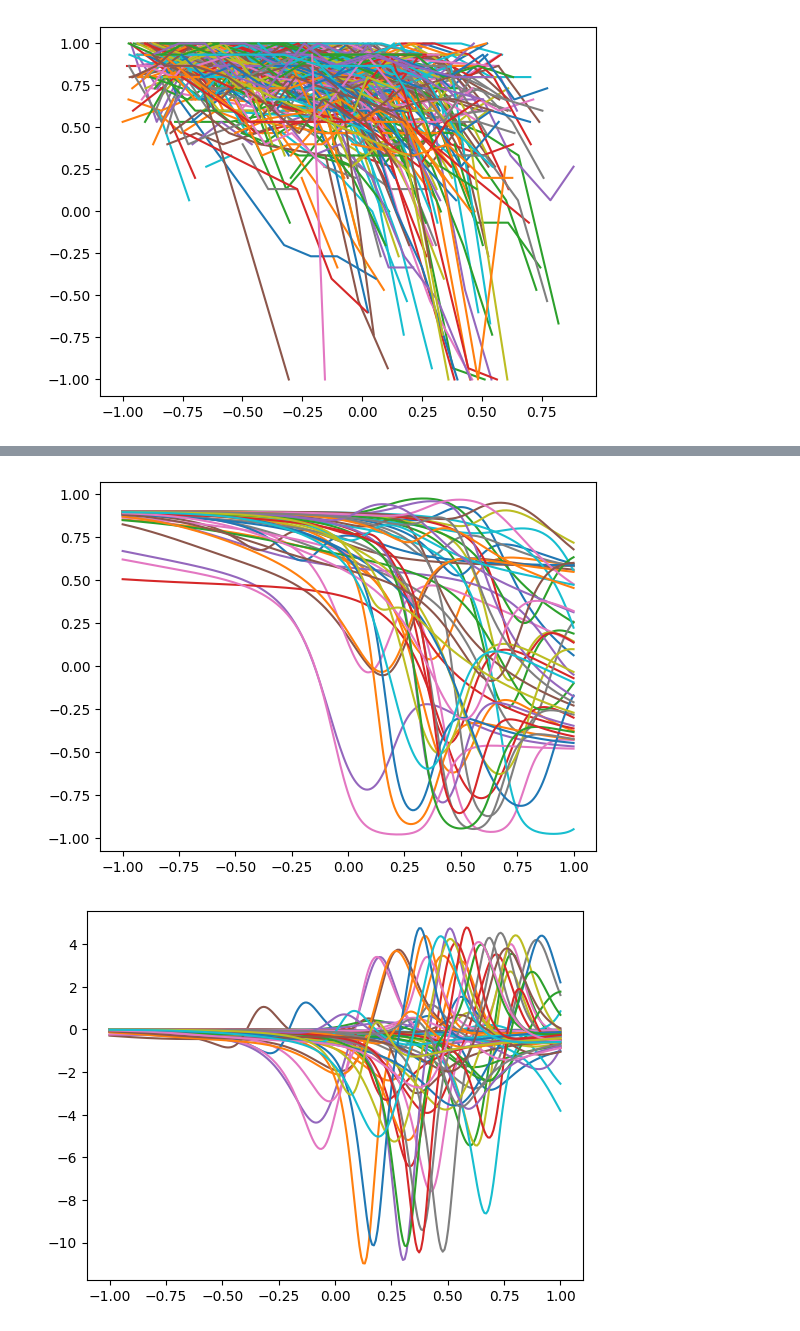
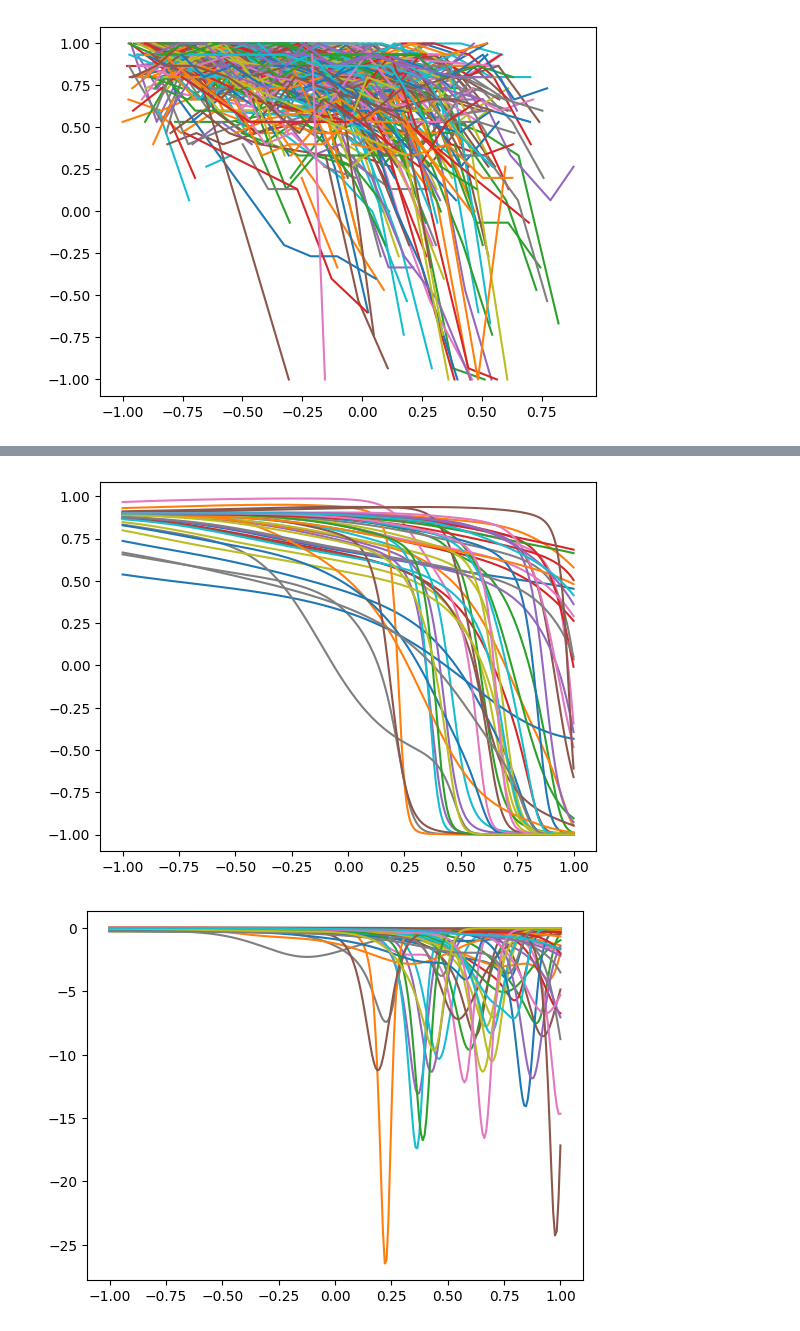
Before and after one commit to felixlaplante/jmstate, a Jupyter notebook: paquid-test.ipynb, the cells around one changed output, grey strips where cells are left out. Cells and saved outputs as stored; diff of their text form; code cells hidden in the pictures.

```diff
--- a/paquid-test.ipynb
+++ b/paquid-test.ipynb
@@ -166,26 +166,26 @@ ModelParams(gamma=None, Q_repr=MatRepr(flat=tensor([-1.3834, -1.6951, -1.9944, -
 # %%
 n_test = 50
 t_test = torch.linspace(t.nanquantile(0), t.nanquantile(1), 250)
 
 Q_dist = torch.distributions.MultivariateNormal(
     torch.zeros(4), model.params_.get_cov("Q")
 )
 R_dist = torch.distributions.MultivariateNormal(
     torch.zeros(1), model.params_.get_cov("R")
 )
 
-x_test = torch.tensor(KernelDensity().fit(x).sample(n_test))
+x_test = x[:n_test]
 b_test = Q_dist.sample((n_test,))
 psi_test = model_design.individual_effects_fn(model.params_.gamma, x_test, b_test)
 trajectories_init_test = [[trajectories[i][0]] for i in range(n_test)]
 y_test = model_design.surv[(0, 1)][1](t_test, psi_test)
-plt.plot(t_test.T, y_test[:, :, 0].T)
+plt.plot(t_test, y_test[:, :, 0].T)
 plt.show()
-plt.plot(t_test.T, y_test[:, :, 1].T)
+plt.plot(t_test, y_test[:, :, 1].T)
 plt.show()
 # %% [output]
-[figure, old version]
+[figure, new version]
-[figure, old version]
+[figure, new version]
 # %%
 sample_data_test = SampleData(x_test, trajectories_init_test, psi_test)
 trajectories_test = model.sample_trajectories(
```
Also changed, not shown: parts of 3 cells of this notebook.
